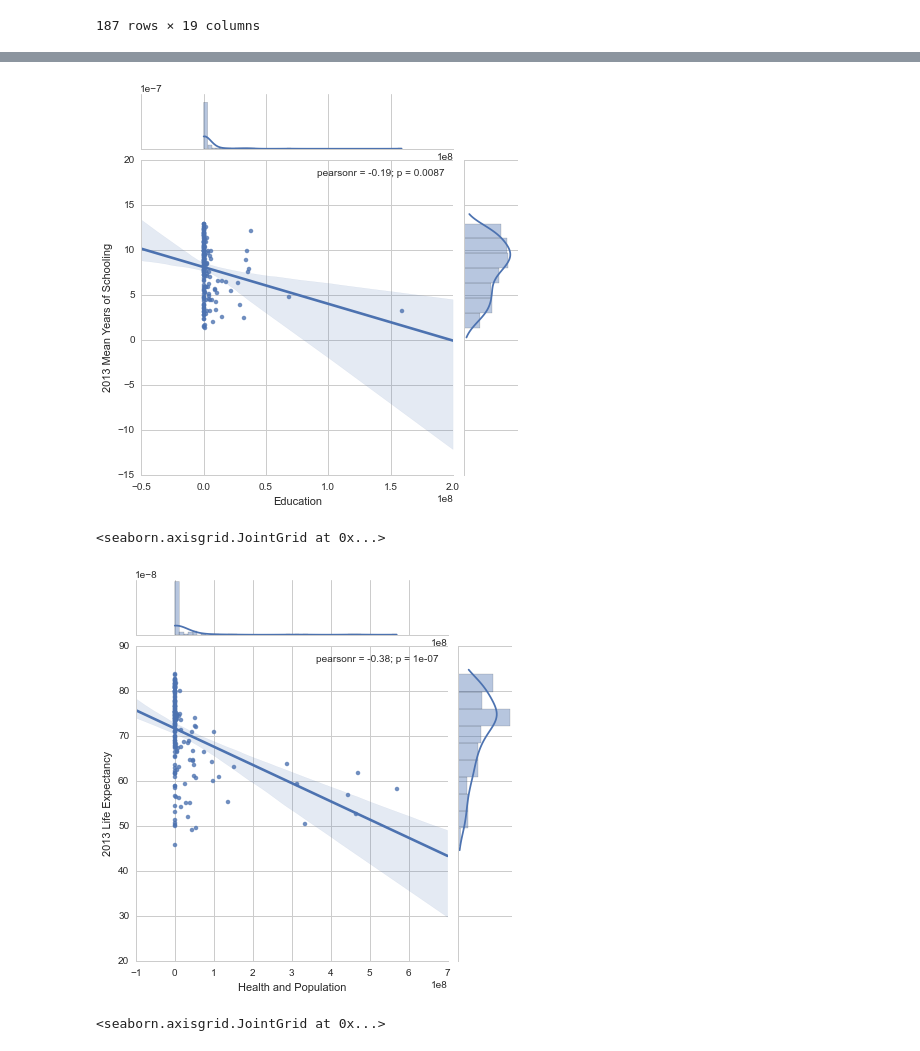
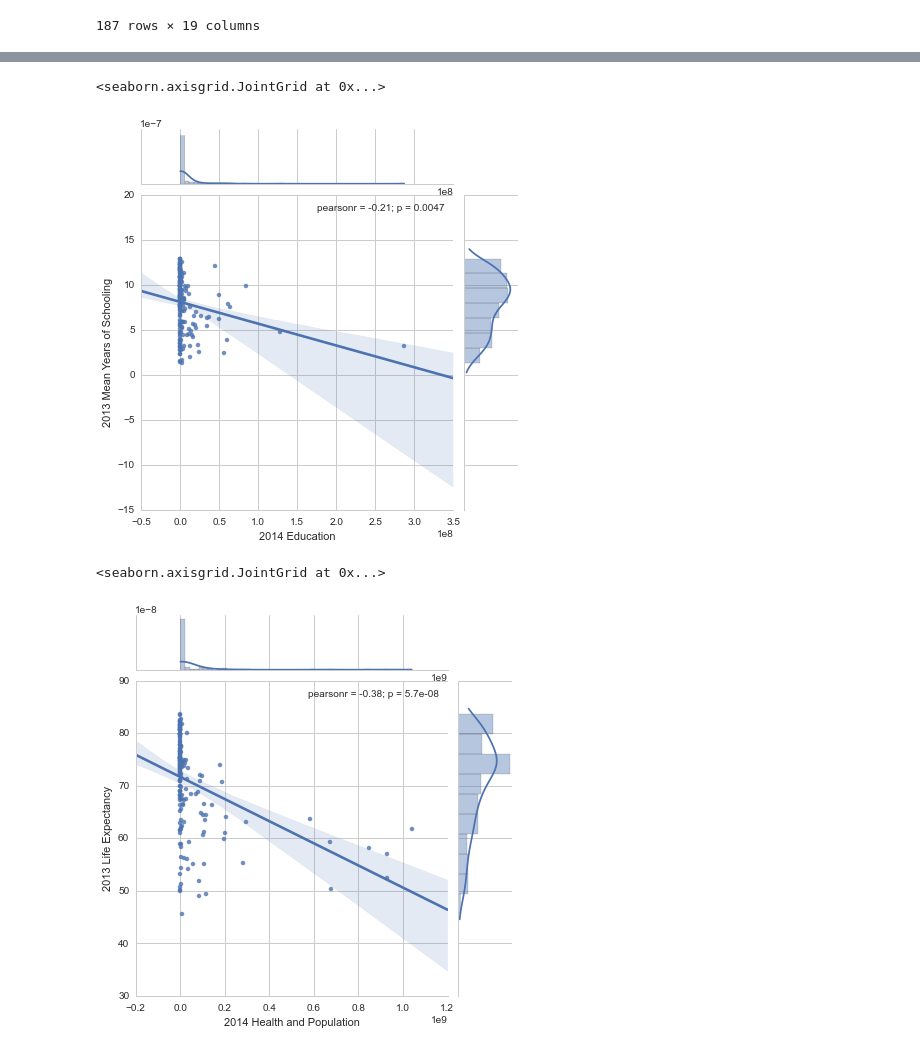
Before and after one commit to ds-proto/ds-proto.github.io, a Jupyter notebook: US_aid.ipynb, the cells around one changed output, grey strips where cells are left out. Saved outputs shown, nothing was run; the diff lists cells and outputs as text; code cells hidden in the pictures.

```diff
--- a/US_aid.ipynb
+++ b/US_aid.ipynb
@@ -130,0 +130,5 @@ country_costs_df
+# %%
+country_costs_df.columns = ['2014 ' + col for col in country_costs_df.columns]
+country_costs_df = country_costs_df.rename(columns={'2014 Country': 'Country', '2014 Region': 'Region'})
+
+country_costs_df
@@ -175,8 +198,8 @@ span_country_costs_df
 # %%
-span_country_costs_df.columns = ['2003-2012 ' + col for col in span_country_costs_df.columns]
+span_country_costs_df.columns = ['2000-2014 ' + col for col in span_country_costs_df.columns]
 # %%
-span_country_costs_df = span_country_costs_df.drop('2003-2012 Region', 1)
-span_country_costs_df = span_country_costs_df.rename( columns={'2003-2012 Country': 'Country'})
+span_country_costs_df = span_country_costs_df.drop('2000-2014 Region', 1)
+span_country_costs_df = span_country_costs_df.rename( columns={'2000-2014 Country': 'Country'})
 # %%
 span_country_costs_df
 # %% [output]
@@ -237,10 +260,10 @@ foreign_aid = pd.merge(hdr,country_costs_df, on='Country', how='outer')
 foreign_aid = pd.merge(foreign_aid,span_country_costs_df, on='Country', how='outer')
 foreign_aid = foreign_aid.rename(columns={'Region_y': 'Region'})
 
-for category in categories:
+for category in ['2014 ' + cat for cat in categories]:
     foreign_aid[category] = foreign_aid[category].fillna(0)
 
-for category in ['2003-2012 ' + cat for cat in categories]:
+for category in ['2000-2014 ' + cat for cat in categories]:
     foreign_aid[category] = foreign_aid[category].fillna(0)
 
 
@@ -383,10 +406,10 @@ sns.jointplot(kind='reg',x="Economic Growth", y="2013 GNI per Capita", data=fore
 # %%
-sns.jointplot(kind='reg', x="Education", y="2013 Mean Years of Schooling", data=foreign_aid)
+sns.jointplot(kind='reg', x="2014 Education", y="2013 Mean Years of Schooling", data=foreign_aid)
 # %% [output]
+<seaborn.axisgrid.JointGrid at 0x...>
-[figure, old version]
+[figure, new version]
-<seaborn.axisgrid.JointGrid at 0x...>
 # %%
-sns.jointplot(kind='reg',x="Health and Population", y="2013 Life Expectancy", data=foreign_aid)
+sns.jointplot(kind='reg',x="2014 Health and Population", y="2013 Life Expectancy", data=foreign_aid)
 # %% [output]
+<seaborn.axisgrid.JointGrid at 0x...>
-[figure, old version]
+[figure, new version]
-<seaborn.axisgrid.JointGrid at 0x...>
```
Also changed, not shown: parts of 11 cells of this notebook, 5 other files.
